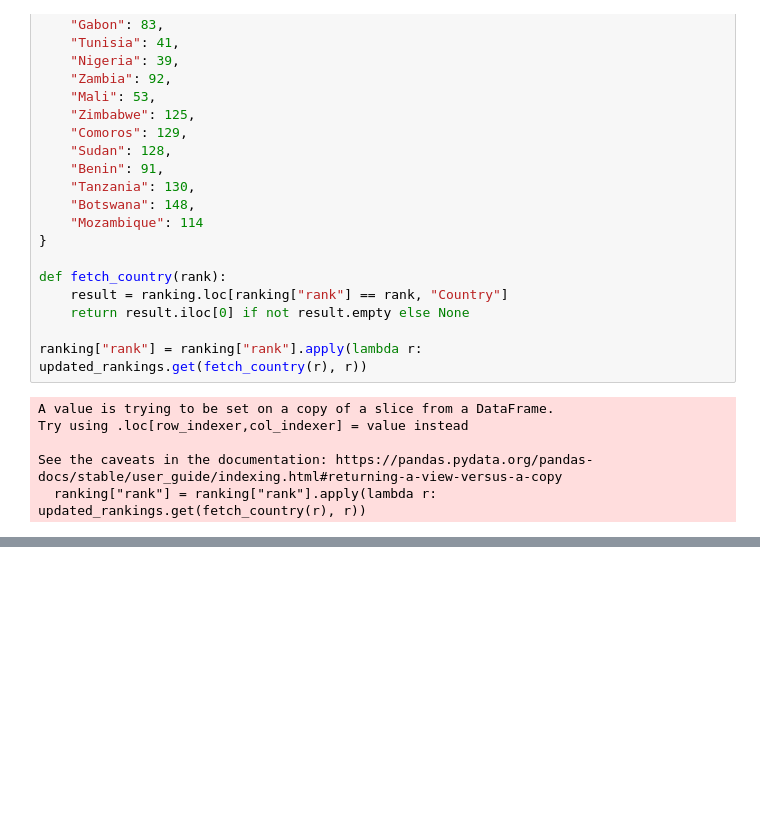
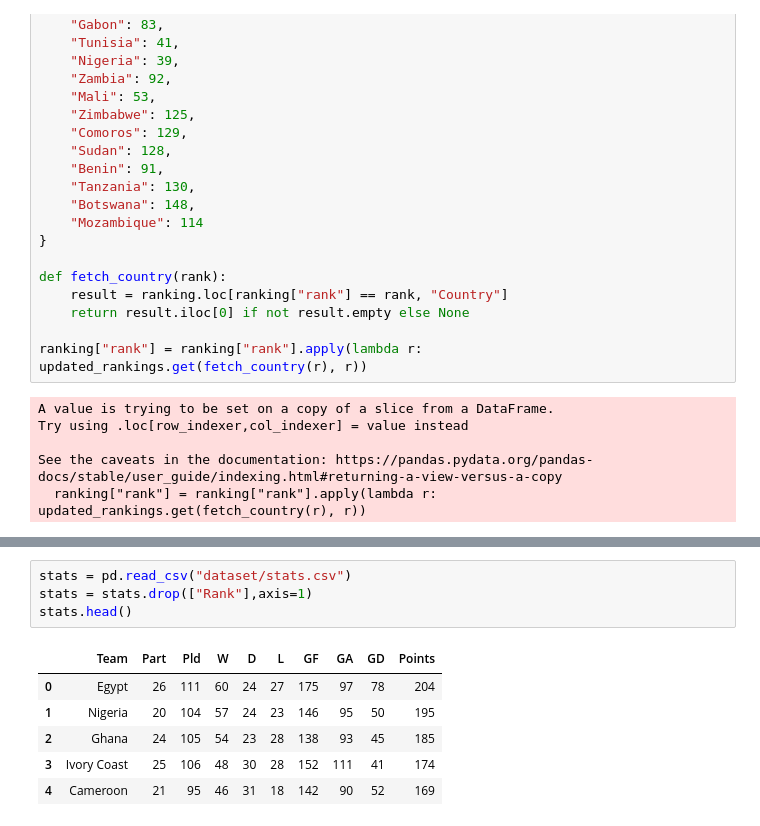
Before and after one commit to BelfaidaMedReda/AFCON-2025-winner, a Jupyter notebook: data_processing.ipynb, the cells around one changed output, grey strips where cells are left out. Drawn from its saved outputs; the diff is of its cells as text; blank space fills up the shorter version.

```diff
--- a/data_processing.ipynb
+++ b/data_processing.ipynb
@@ -205,0 +208,11 @@ See the caveats in the documentation: https://pandas.pydata.org/pandas-docs/stab
+# %%
+stats = pd.read_csv("dataset/stats.csv")
+stats = stats.drop(["Rank"],axis=1)
+stats.head()
+# %% [output]
+|  | Team | Part | Pld | W | D | L | GF | GA | GD | Points |
+| 0 | Egypt | 26 | 111 | 60 | 24 | 27 | 175 | 97 | 78 | 204 |
+| 1 | Nigeria | 20 | 104 | 57 | 24 | 23 | 146 | 95 | 50 | 195 |
+| 2 | Ghana | 24 | 105 | 54 | 23 | 28 | 138 | 93 | 45 | 185 |
+| 3 | Ivory Coast | 25 | 106 | 48 | 30 | 28 | 152 | 111 | 41 | 174 |
+| 4 | Cameroon | 21 | 95 | 46 | 31 | 18 | 142 | 90 | 52 | 169 |
```
Also changed, not shown: parts of 3 cells of this notebook, 1 other file.
